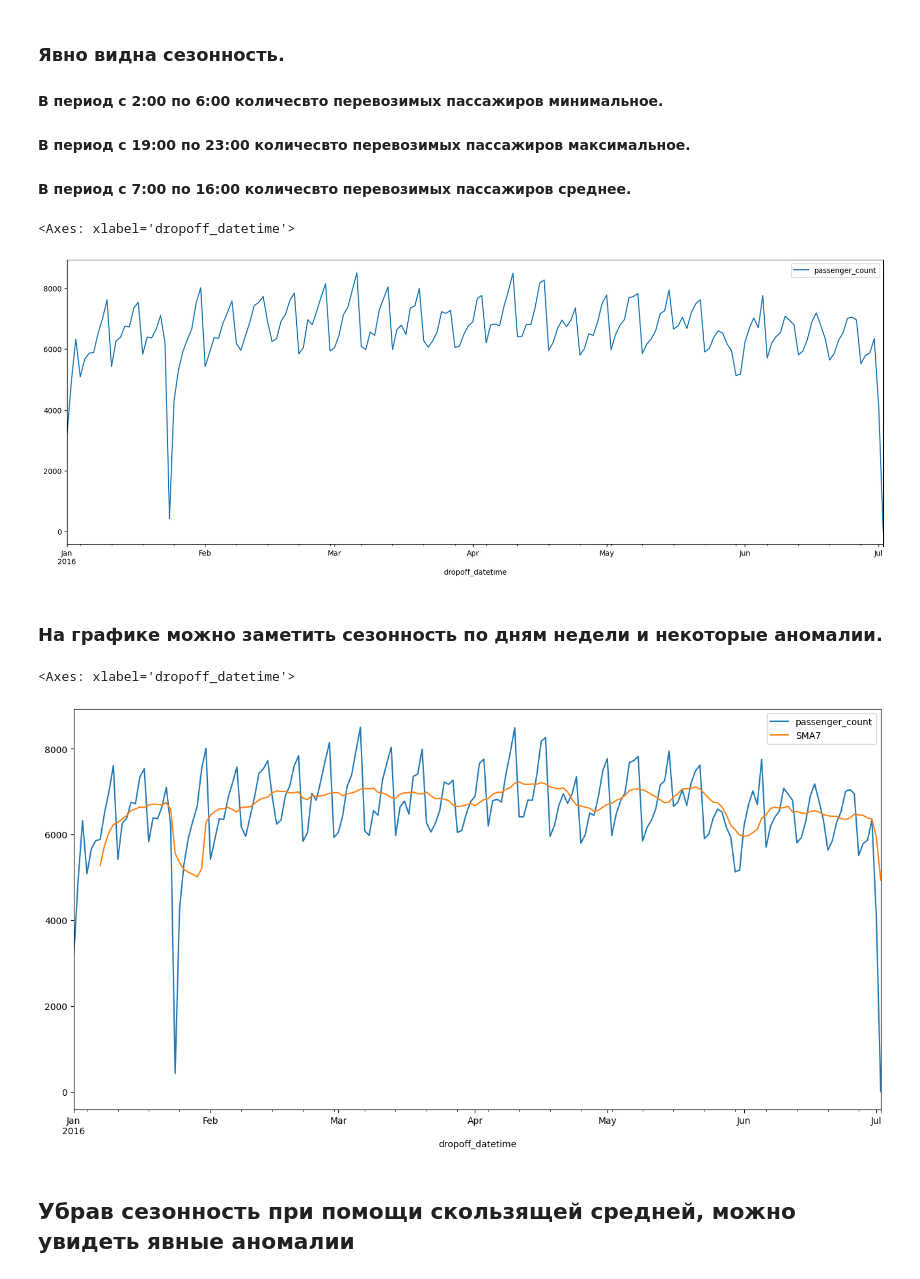
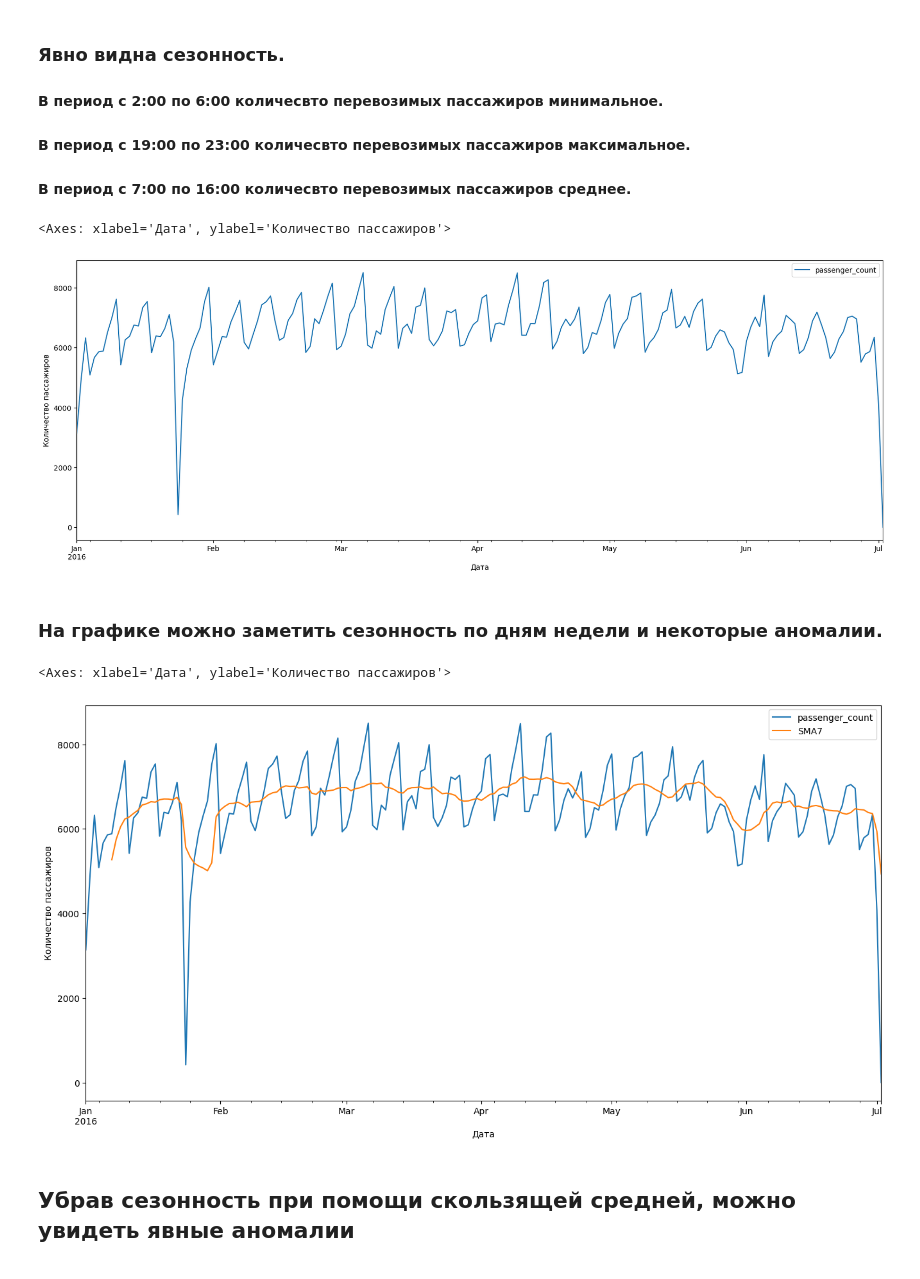
Before and after one commit to xrenvtomate/bigdata-project, a Jupyter notebook: notebooks/visualization.ipynb, the cells around one changed output. Drawn from its saved outputs; the diff is of its cells as text; code cells hidden in the pictures.

```diff
--- a/notebooks/visualization.ipynb
+++ b/notebooks/visualization.ipynb
@@ -69,19 +67,19 @@ df_certain_month_day.groupby(by="dropoff_datetime").sum().reset_index().plot(x="
 df_dates = df[["dropoff_datetime", "passenger_count"]].copy()
 df_dates["dropoff_datetime"] = df_dates["dropoff_datetime"].dt.round('D')
 df_dates = df_dates.groupby(by="dropoff_datetime").sum().reset_index()
-df_dates.plot(x="dropoff_datetime", y="passenger_count", figsize=(20, 7))
+df_dates.plot(x="dropoff_datetime", y="passenger_count", figsize=(20, 7), xlabel='Дата', ylabel='Количество пассажиров')
 # %% [output]
-<Axes: xlabel='dropoff_datetime'>
+<Axes: xlabel='Дата', ylabel='Количество пассажиров'>
-[figure, old version]
+[figure, new version]
 # %% [markdown]
 ### На графике можно заметить сезонность по дням недели и некоторые аномалии.
 # %%
 df_dates_a = df_dates.set_index("dropoff_datetime")
 df_dates_a['SMA7'] = df_dates_a["passenger_count"].rolling(7).mean()
-df_dates_a[['passenger_count', 'SMA7']].plot(figsize=(16, 8))
+df_dates_a[['passenger_count', 'SMA7']].plot(figsize=(16, 8), xlabel='Дата', ylabel='Количество пассажиров')
 # %% [output]
-<Axes: xlabel='dropoff_datetime'>
+<Axes: xlabel='Дата', ylabel='Количество пассажиров'>
-[figure, old version]
+[figure, new version]
 # %% [markdown]
 ## Убрав сезонность при помощи скользящей средней, можно увидеть явные аномалии
 # %% [markdown]
```
Also changed, not shown: parts of 7 cells of this notebook, 9 other files.
